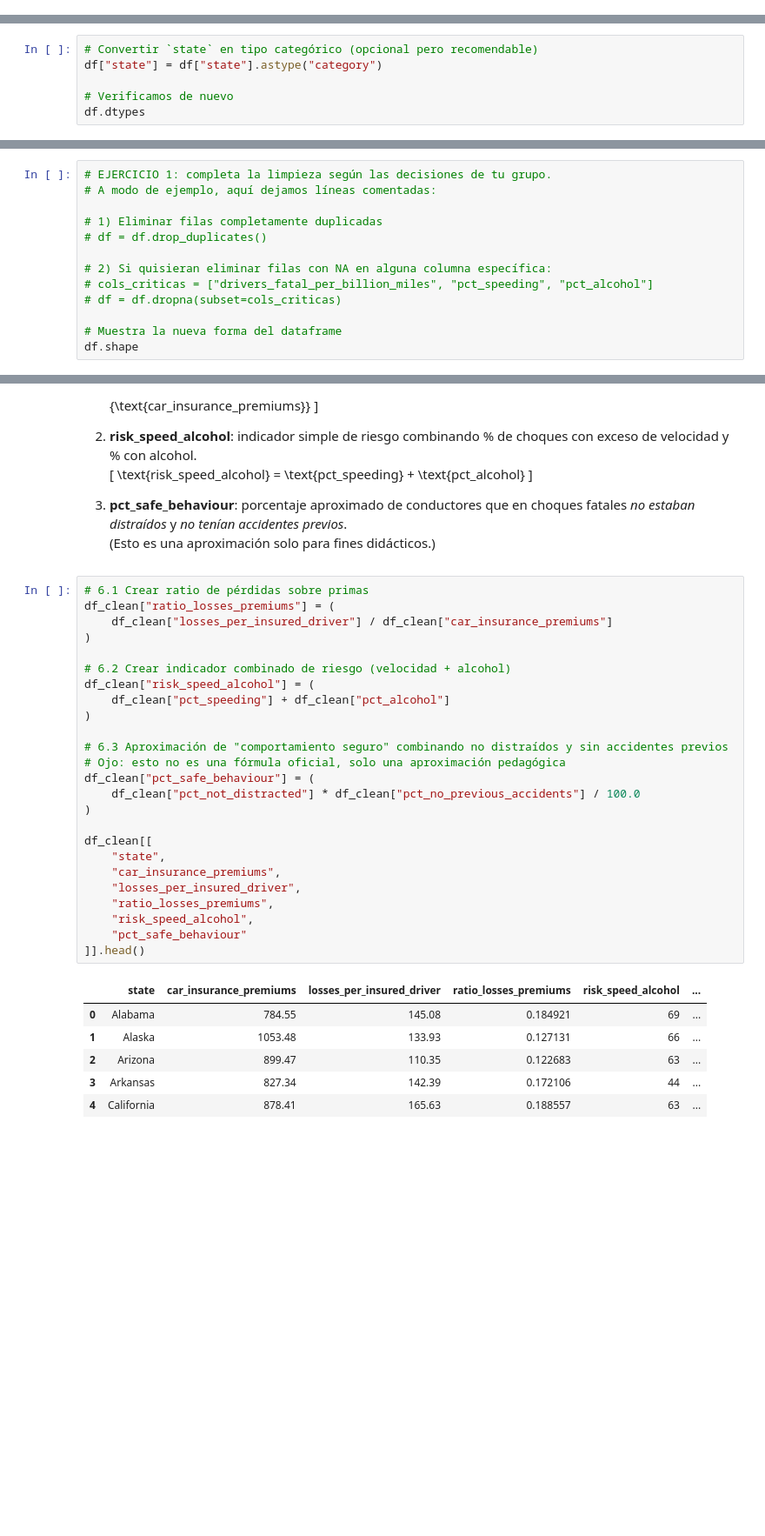
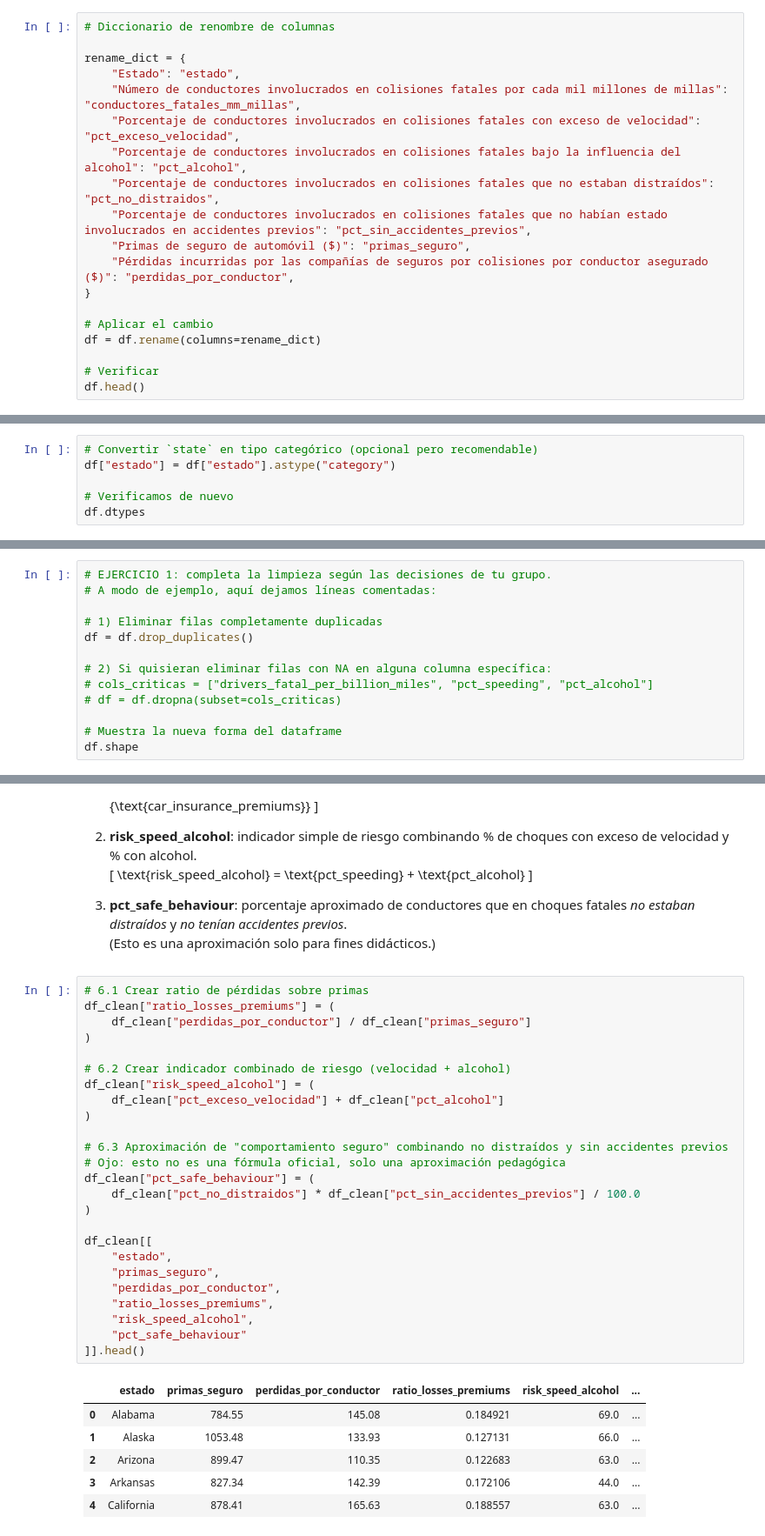
Before and after one commit to Felipe-static/curso_ia, a Jupyter notebook: Sesion_1/Jupyter_ses_1.ipynb, the cells around one changed output, grey strips where cells are left out. Shown at 87% size. Cells and saved outputs as stored; diff of their text form; blank space fills up the shorter version.

```diff
--- a/Sesion_1/Jupyter_ses_1.ipynb
+++ b/Sesion_1/Jupyter_ses_1.ipynb
@@ -142,0 +120,19 @@ df.head()
+# %%
+# Diccionario de renombre de columnas
+
+rename_dict = {
+    "Estado": "estado",
+    "Número de conductores involucrados en colisiones fatales por cada mil millones de millas": "conductores_fatales_mm_millas",
+    "Porcentaje de conductores involucrados en colisiones fatales con exceso de velocidad": "pct_exceso_velocidad",
+    "Porcentaje de conductores involucrados en colisiones fatales bajo la influencia del alcohol": "pct_alcohol",
+    "Porcentaje de conductores involucrados en colisiones fatales que no estaban distraídos": "pct_no_distraidos",
+    "Porcentaje de conductores involucrados en colisiones fatales que no habían estado involucrados en accidentes previos": "pct_sin_accidentes_previos",
+    "Primas de seguro de automóvil ($)": "primas_seguro",
+    "Pérdidas incurridas por las compañías de seguros por colisiones por conductor asegurado ($)": "perdidas_por_conductor",
+}
+
+# Aplicar el cambio
+df = df.rename(columns=rename_dict)
+
+# Verificar
+df.head()
@@ -163,7 +166,7 @@ losses_per_insured_driver          float64
 dtype: object
 # %%
 # Convertir `state` en tipo categórico (opcional pero recomendable)
-df["state"] = df["state"].astype("category")
+df["estado"] = df["estado"].astype("category")
 
 # Verificamos de nuevo
 df.dtypes
@@ -216,7 +219,7 @@ Número de filas duplicadas en el dataset: 0
 # A modo de ejemplo, aquí dejamos líneas comentadas:
 
 # 1) Eliminar filas completamente duplicadas
-# df = df.drop_duplicates()
+df = df.drop_duplicates()
 
 # 2) Si quisieran eliminar filas con NA en alguna columna específica:
 # cols_criticas = ["drivers_fatal_per_billion_miles", "pct_speeding", "pct_alcohol"]
@@ -297,32 +321,32 @@ Vamos a crear algunas variables derivadas que pueden ser útiles luego para mode
 # %%
 # 6.1 Crear ratio de pérdidas sobre primas
 df_clean["ratio_losses_premiums"] = (
-    df_clean["losses_per_insured_driver"] / df_clean["car_insurance_premiums"]
+    df_clean["perdidas_por_conductor"] / df_clean["primas_seguro"]
 )
 
 # 6.2 Crear indicador combinado de riesgo (velocidad + alcohol)
 df_clean["risk_speed_alcohol"] = (
-    df_clean["pct_speeding"] + df_clean["pct_alcohol"]
+    df_clean["pct_exceso_velocidad"] + df_clean["pct_alcohol"]
 )
 
 # 6.3 Aproximación de "comportamiento seguro" combinando no distraídos y sin accidentes previos
 # Ojo: esto no es una fórmula oficial, solo una aproximación pedagógica
 df_clean["pct_safe_behaviour"] = (
-    df_clean["pct_not_distracted"] * df_clean["pct_no_previous_accidents"] / 100.0
+    df_clean["pct_no_distraidos"] * df_clean["pct_sin_accidentes_previos"] / 100.0
 )
 
 df_clean[[
-    "state",
-    "car_insurance_premiums",
-    "losses_per_insured_driver",
+    "estado",
+    "primas_seguro",
+    "perdidas_por_conductor",
     "ratio_losses_premiums",
     "risk_speed_alcohol",
     "pct_safe_behaviour"
 ]].head()
 # %% [output]
-|  | state | car_insurance_premiums | losses_per_insured_driver | ratio_losses_premiums | risk_speed_alcohol | ... |
-| 0 | Alabama | 784.55 | 145.08 | 0.184921 | 69 | ... |
-| 1 | Alaska | 1053.48 | 133.93 | 0.127131 | 66 | ... |
-| 2 | Arizona | 899.47 | 110.35 | 0.122683 | 63 | ... |
-| 3 | Arkansas | 827.34 | 142.39 | 0.172106 | 44 | ... |
-| 4 | California | 878.41 | 165.63 | 0.188557 | 63 | ... |
+|  | estado | primas_seguro | perdidas_por_conductor | ratio_losses_premiums | risk_speed_alcohol | ... |
+| 0 | Alabama | 784.55 | 145.08 | 0.184921 | 69.0 | ... |
+| 1 | Alaska | 1053.48 | 133.93 | 0.127131 | 66.0 | ... |
+| 2 | Arizona | 899.47 | 110.35 | 0.122683 | 63.0 | ... |
+| 3 | Arkansas | 827.34 | 142.39 | 0.172106 | 44.0 | ... |
+| 4 | California | 878.41 | 165.63 | 0.188557 | 63.0 | ... |
```
Also changed, not shown: parts of 20 cells of this notebook, 3 other files.
